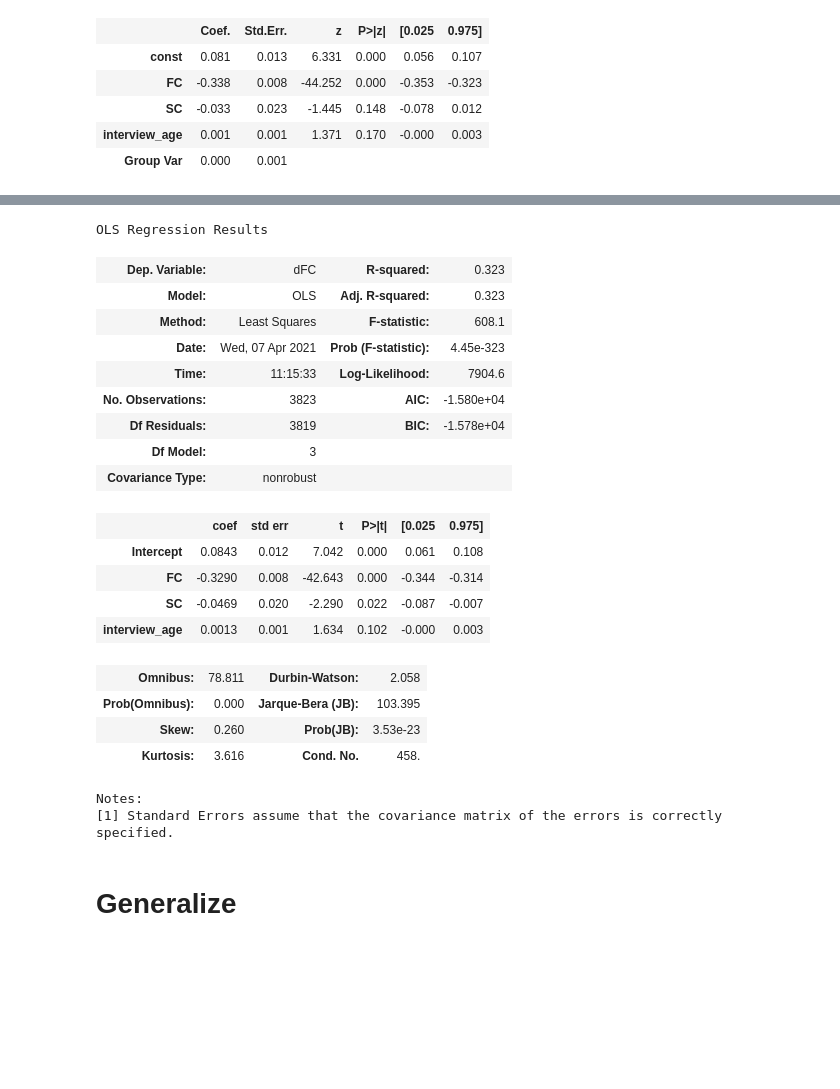
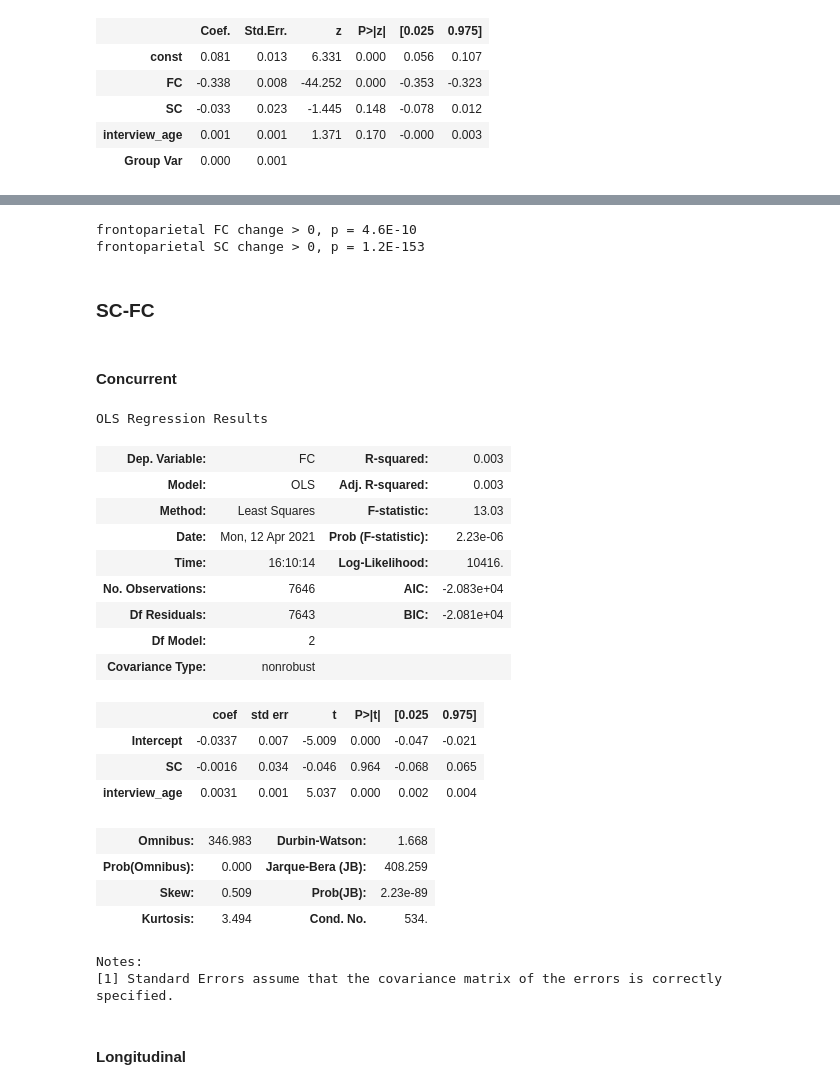
Before and after one commit to AKSoo/StructFunc, a Jupyter notebook: ABCD/StructFunc.ipynb, the cells around one changed output, grey strips where cells are left out. Saved outputs shown, nothing was run; the diff lists cells and outputs as text; code cells hidden in the pictures; blank space fills up the shorter version.

```diff
--- a/ABCD/StructFunc.ipynb
+++ b/ABCD/StructFunc.ipynb
@@ -296,0 +303,30 @@ Add  interview_age        with p-value 0.1702
+# %%
+fcon_confounds = (covariates.loc[idx[subs_long, EVENTS], ['sex', 'race.6level', 'site_id']]
+                  .join(betnet['rsfmri_c_ngd_meanmotion'].rename('meanmotion')))
+scon_confounds = (covariates.loc[idx[subs_long, EVENTS], ['sex', 'race.6level', 'site_id']]
+                  .join(dti['dmri_dti_meanmotion'].rename('meanmotion')))
+# %%
+def residuals(column, confounds, verbose=False):
+    # MixedLM missing drop doesn't work
+    na_filter = column.notna()
+    fixed = confounds.loc[column.index, ['sex', 'race.6level', 'meanmotion']]
+    random = confounds.loc[column.index, 'site_id']
+
+    model = sm.MixedLM(
+        column.loc[na_filter],
+        sm.add_constant(pd.get_dummies(fixed, drop_first=True)).loc[na_filter],
+        random.loc[na_filter]
+    )
+
+    result = model.fit()
+    if verbose:
+        print(result.summary())
+
+    resid = column.copy()
+    resid.loc[na_filter] = result.resid
+    return resid
+# %%
+with warnings.catch_warnings():
+    warnings.simplefilter('ignore', ConvergenceWarning)
+    fcon_frontoparietal_noout_control = residuals(fcon_frontoparietal_noout, fcon_confounds)
+    scon_frontoparietal_noout_control = residuals(scon_frontoparietal_noout, scon_confounds)
@@ -297,28 +378,41 @@ Add  interview_age        with p-value 0.1702
+# %%
+print('frontoparietal FC change > 0, p = {p:.1E}'.format(p=fcon_frontoparietal_control_ttest[1]))
+print('frontoparietal SC change > 0, p = {p:.1E}'.format(p=scon_frontoparietal_control_ttest[1]))
+# %% [output]
+frontoparietal FC change > 0, p = 4.6E-10
+frontoparietal SC change > 0, p = 1.2E-153
+# %% [markdown]
+### SC-FC
+# %% [markdown]
+#### Concurrent
+# %%
+data = (pd.DataFrame({'FC': fcon_frontoparietal_noout_control,
+                      'SC': scon_frontoparietal_noout_control})
+        .join(age_month/12).join((age_month_diff/12).rename('age_diff')))
 # %%
-model = smf.ols('dFC ~ FC + SC + interview_age', data_long)
+model = smf.ols('FC ~ SC + interview_age', data)
 results = model.fit()
 results.summary()
 # %% [output]
 OLS Regression Results
-| Dep. Variable: | dFC | R-squared: | 0.323 |
-| Model: | OLS | Adj. R-squared: | 0.323 |
-| Method: | Least Squares | F-statistic: | 608.1 |
-| Date: | Wed, 07 Apr 2021 | Prob (F-statistic): | 4.45e-323 |
-| Time: | 11:15:33 | Log-Likelihood: | 7904.6 |
-| No. Observations: | 3823 | AIC: | -1.580e+04 |
-| Df Residuals: | 3819 | BIC: | -1.578e+04 |
-| Df Model: | 3 |  |  |
+| Dep. Variable: | FC | R-squared: | 0.003 |
+| Model: | OLS | Adj. R-squared: | 0.003 |
+| Method: | Least Squares | F-statistic: | 13.03 |
+| Date: | Mon, 12 Apr 2021 | Prob (F-statistic): | 2.23e-06 |
+| Time: | 16:10:14 | Log-Likelihood: | 10416. |
+| No. Observations: | 7646 | AIC: | -2.083e+04 |
+| Df Residuals: | 7643 | BIC: | -2.081e+04 |
+| Df Model: | 2 |  |  |
 | Covariance Type: | nonrobust |  |  |
 |  | coef | std err | t | P>|t| | [0.025 | 0.975] |
-| Intercept | 0.0843 | 0.012 | 7.042 | 0.000 | 0.061 | 0.108 |
-| FC | -0.3290 | 0.008 | -42.643 | 0.000 | -0.344 | -0.314 |
-| SC | -0.0469 | 0.020 | -2.290 | 0.022 | -0.087 | -0.007 |
-| interview_age | 0.0013 | 0.001 | 1.634 | 0.102 | -0.000 | 0.003 |
+| Intercept | -0.0337 | 0.007 | -5.009 | 0.000 | -0.047 | -0.021 |
+| SC | -0.0016 | 0.034 | -0.046 | 0.964 | -0.068 | 0.065 |
+| interview_age | 0.0031 | 0.001 | 5.037 | 0.000 | 0.002 | 0.004 |
-| Omnibus: | 78.811 | Durbin-Watson: | 2.058 |
-| Prob(Omnibus): | 0.000 | Jarque-Bera (JB): | 103.395 |
-| Skew: | 0.260 | Prob(JB): | 3.53e-23 |
-| Kurtosis: | 3.616 | Cond. No. | 458. |
+| Omnibus: | 346.983 | Durbin-Watson: | 1.668 |
+| Prob(Omnibus): | 0.000 | Jarque-Bera (JB): | 408.259 |
+| Skew: | 0.509 | Prob(JB): | 2.23e-89 |
+| Kurtosis: | 3.494 | Cond. No. | 534. |
 Notes:
 [1] Standard Errors assume that the covariance matrix of the errors is correctly specified.
 # %% [markdown]
-# Generalize
+#### Longitudinal
```
Also changed, not shown: parts of 39 cells of this notebook, 2 other files.
